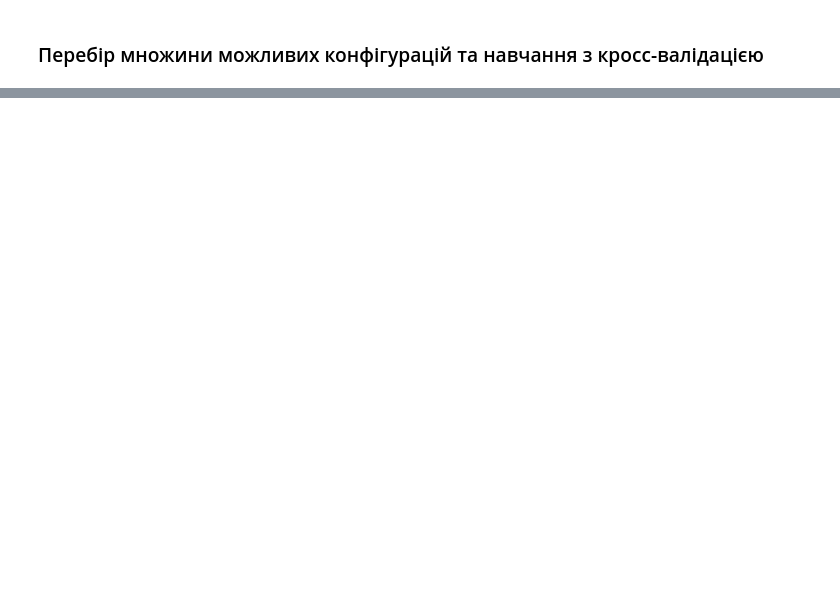
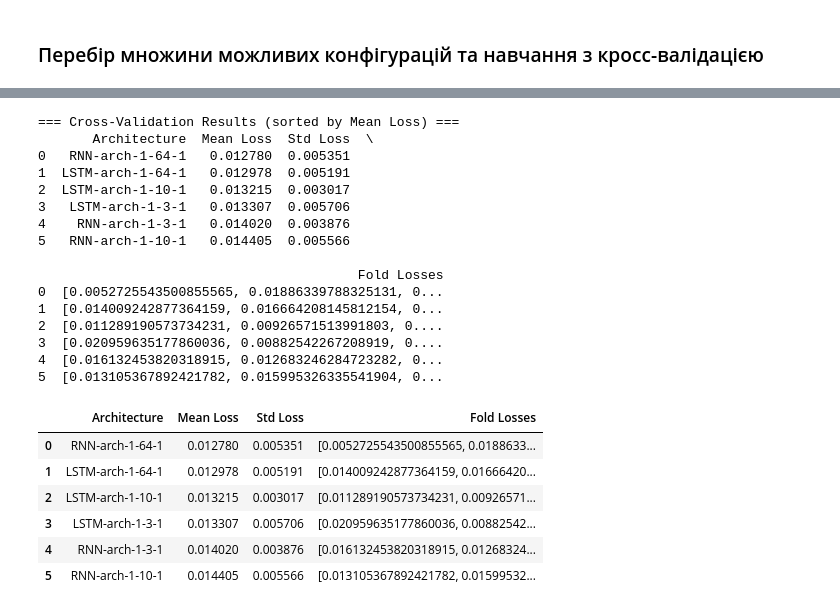
Before and after one commit to Deesthortered/ML_Courses_Homeworks, a Jupyter notebook: Lesson12_homework.ipynb, the cells around one changed output, grey strips where cells are left out. Cells and saved outputs as stored; diff of their text form; code cells hidden in the pictures; blank space fills up the shorter version.

```diff
--- a/Lesson12_homework.ipynb
+++ b/Lesson12_homework.ipynb
@@ -485,0 +483,43 @@ Epoch [200/200] - Train Loss: 0.0095
+# %%
+def summarize_cv_results(cv_results):
+    rows = []
+    for arch_name, info in cv_results.items():
+        mean_loss = info['mean_loss']
+        std_loss  = info['std_loss']
+        fold_losses = info['fold_losses']
+        rows.append([arch_name, mean_loss, std_loss, fold_losses])
+
+    df = pd.DataFrame(rows, columns=['Architecture', 'Mean Loss', 'Std Loss', 'Fold Losses'])
+    df.sort_values('Mean Loss', inplace=True)
+    df.reset_index(drop=True, inplace=True)
+
+    print("\n=== Cross-Validation Results (sorted by Mean Loss) ===")
+    print(df)
+    return df
+
+df_cv = summarize_cv_results(cv_results)
+df_cv
+# %% [output]
+=== Cross-Validation Results (sorted by Mean Loss) ===
+       Architecture  Mean Loss  Std Loss  \
+0   RNN-arch-1-64-1   0.012780  0.005351
+1  LSTM-arch-1-64-1   0.012978  0.005191
+2  LSTM-arch-1-10-1   0.013215  0.003017
+3   LSTM-arch-1-3-1   0.013307  0.005706
+4    RNN-arch-1-3-1   0.014020  0.003876
+5   RNN-arch-1-10-1   0.014405  0.005566
+
+                                         Fold Losses
+0  [0.0052725543500855565, 0.01886339788325131, 0...
+1  [0.014009242877364159, 0.016664208145812154, 0...
+2  [0.011289190573734231, 0.00926571513991803, 0....
+3  [0.020959635177860036, 0.00882542267208919, 0....
+4  [0.016132453820318915, 0.012683246284723282, 0...
+5  [0.013105367892421782, 0.015995326335541904, 0...
+|  | Architecture | Mean Loss | Std Loss | Fold Losses |
+| 0 | RNN-arch-1-64-1 | 0.012780 | 0.005351 | [0.0052725543500855565, 0.0188633... |
+| 1 | LSTM-arch-1-64-1 | 0.012978 | 0.005191 | [0.014009242877364159, 0.01666420... |
+| 2 | LSTM-arch-1-10-1 | 0.013215 | 0.003017 | [0.011289190573734231, 0.00926571... |
+| 3 | LSTM-arch-1-3-1 | 0.013307 | 0.005706 | [0.020959635177860036, 0.00882542... |
+| 4 | RNN-arch-1-3-1 | 0.014020 | 0.003876 | [0.016132453820318915, 0.01268324... |
+| 5 | RNN-arch-1-10-1 | 0.014405 | 0.005566 | [0.013105367892421782, 0.01599532... |
```
Also changed, not shown: parts of 3 cells of this notebook.
